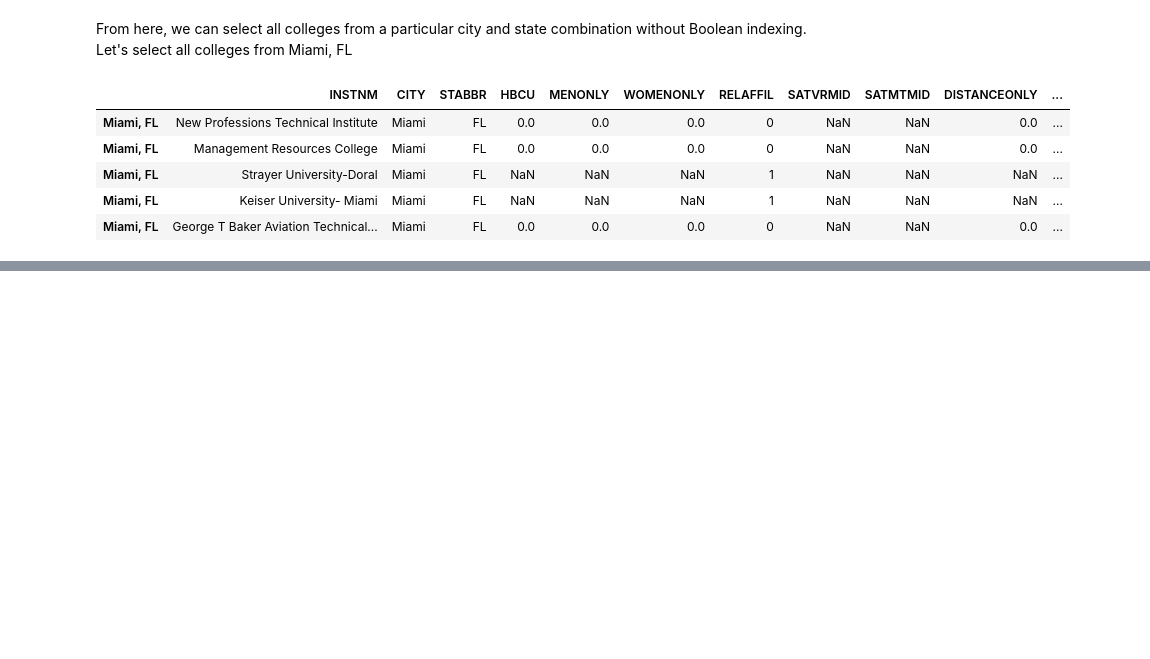
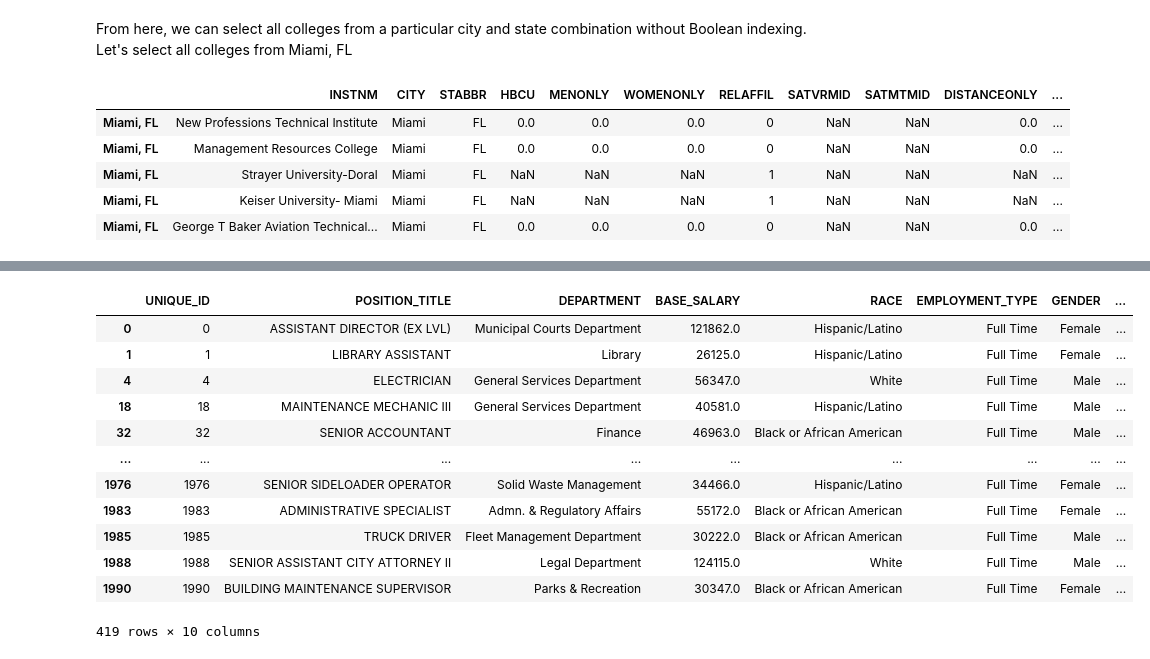
Before and after one commit to dajebbar/python-pract, a Jupyter notebook: work/data_analysis/pandas_cookbook_1.x/ch07/c7_code.ipynb, the cells around one changed output, grey strips where cells are left out. Cells and saved outputs as stored; diff of their text form; code cells hidden in the pictures; blank space fills up the shorter version.

```diff
--- a/work/data_analysis/pandas_cookbook_1.x/ch07/c7_code.ipynb
+++ b/work/data_analysis/pandas_cookbook_1.x/ch07/c7_code.ipynb
@@ -496,0 +499,3 @@ college.loc['Miami, FL'].head()
+# %%
+employee = pd.read_csv('./employee.csv')
+employee.sample(n=8, random_state=42)
@@ -496,0 +622,18 @@ college.loc['Miami, FL'].head()
+# %%
+top_5_depts = employee.DEPARTMENT.value_counts().index[:5]
+criteria = ~employee.DEPARTMENT.isin(top_5_depts)
+employee[criteria]
+# %% [output]
+|  | UNIQUE_ID | POSITION_TITLE | DEPARTMENT | BASE_SALARY | RACE | EMPLOYMENT_TYPE | GENDER | ... |
+| 0 | 0 | ASSISTANT DIRECTOR (EX LVL) | Municipal Courts Department | 121862.0 | Hispanic/Latino | Full Time | Female | ... |
+| 1 | 1 | LIBRARY ASSISTANT | Library | 26125.0 | Hispanic/Latino | Full Time | Female | ... |
+| 4 | 4 | ELECTRICIAN | General Services Department | 56347.0 | White | Full Time | Male | ... |
+| 18 | 18 | MAINTENANCE MECHANIC III | General Services Department | 40581.0 | Hispanic/Latino | Full Time | Male | ... |
+| 32 | 32 | SENIOR ACCOUNTANT | Finance | 46963.0 | Black or African American | Full Time | Male | ... |
+| ... | ... | ... | ... | ... | ... | ... | ... | ... |
+| 1976 | 1976 | SENIOR SIDELOADER OPERATOR | Solid Waste Management | 34466.0 | Hispanic/Latino | Full Time | Female | ... |
+| 1983 | 1983 | ADMINISTRATIVE SPECIALIST | Admn. & Regulatory Affairs | 55172.0 | Black or African American | Full Time | Female | ... |
+| 1985 | 1985 | TRUCK DRIVER | Fleet Management Department | 30222.0 | Black or African American | Full Time | Male | ... |
+| 1988 | 1988 | SENIOR ASSISTANT CITY ATTORNEY II | Legal Department | 124115.0 | White | Full Time | Male | ... |
+| 1990 | 1990 | BUILDING MAINTENANCE SUPERVISOR | Parks & Recreation | 30347.0 | Black or African American | Full Time | Female | ... |
+419 rows × 10 columns
```
Also changed, not shown: parts of 12 cells of this notebook.
